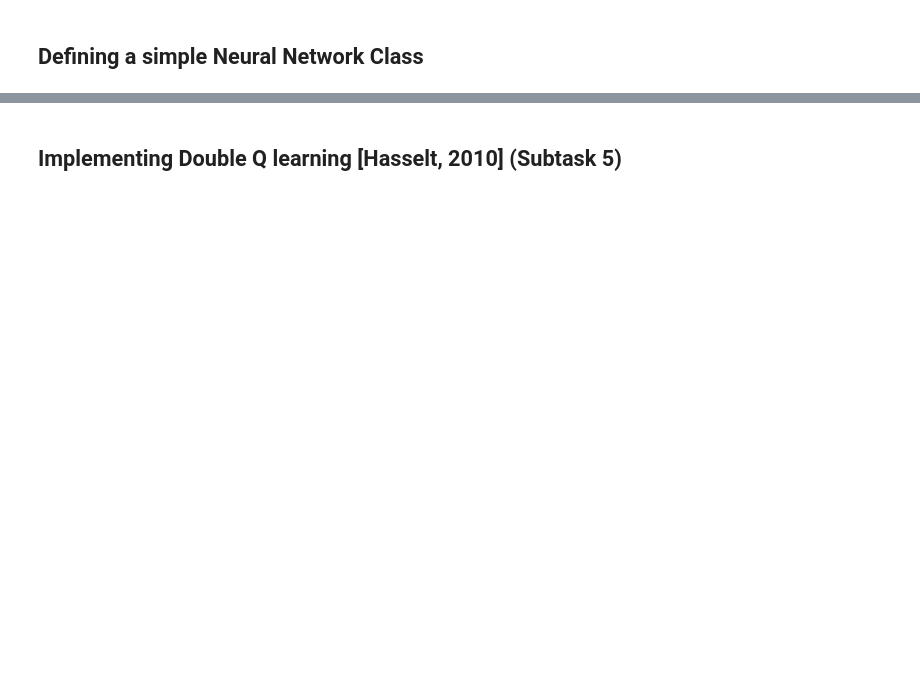
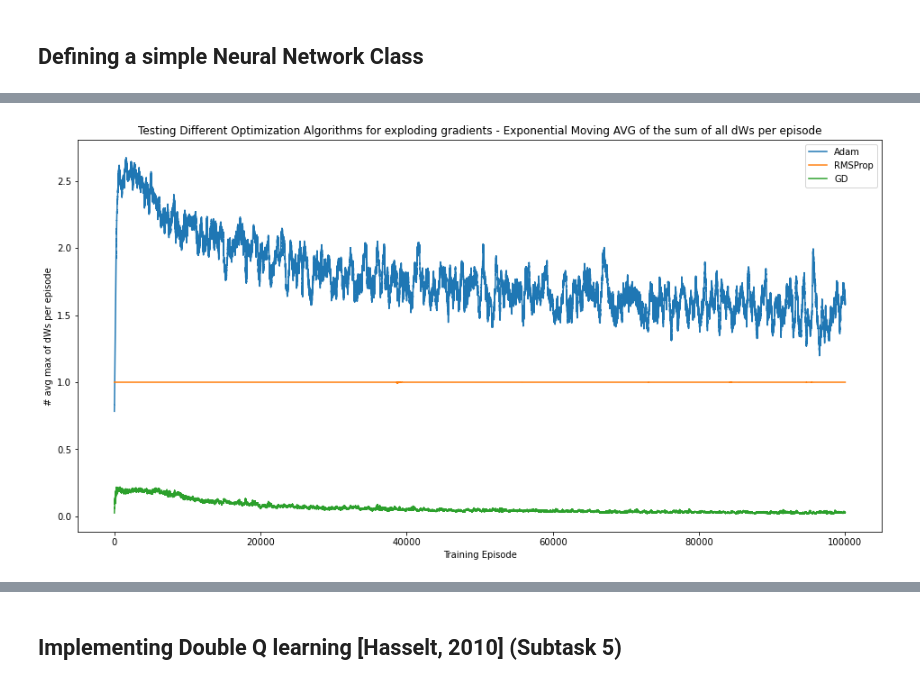
Before and after one commit to bzamanlooy/super-chess, a Jupyter notebook: Assignment/Assignment.ipynb, the cells around one changed output, grey strips where cells are left out. Drawn from its saved outputs; the diff is of its cells as text; code cells hidden in the pictures; blank space fills up the shorter version.

```diff
--- a/Assignment/Assignment.ipynb
+++ b/Assignment/Assignment.ipynb
@@ -890,0 +893,9 @@ plot_exponential_moving_avgs(beta_moves, plot_labels= [5e-7 ,5e-6 ,5e-5, 5e-4, 5
+# %%
+gamma_rewards = []
+gamma_moves = []
+
+for gamma in [0.99, 0.95, 0.9, 0.85, 0.75, 0.65, 0.5]:
+    print(f'Current gamma: {gamma}')
+    R_save, N_moves_save, Q_nn = Qlearning(N_episodes= 60000, gamma = gamma, optimization_alg=  'GD')
+    gamma_rewards.append(R_save)
+    gamma_moves.append(N_moves_save)
@@ -1035,11 +941,0 @@ plot_exponential_moving_avgs([N_moves_save_custom_RS0 ,N_moves_save_custom_RC1,
-# %%
-optimizer_rewards = []
-optimizer_moves = []
-beta = 0.9
-
-
-for optimization_alg in ['Adam', 'RMSProp', 'GD']:
-    print(f'Current optimizer: {optimization_alg}')
-    R_save, N_moves_save, Q_nn = Qlearning(N_episodes= 20000, optimization_alg= optimization_alg, optimizer_beta= beta)
-    optimizer_rewards.append(R_save)
-    optimizer_moves.append(N_moves_save)
@@ -1073,0 +971,14 @@ plot_exponential_moving_avgs(optimizer_moves, plot_labels= ['Adam', 'RMSProp', '
+# %%
+optimizer_rewards = []
+optimizer_moves = []
+optimizer_max_dWs = []
+optimizer_sum_dWs = []
+
+
+for optimization_alg in ['Adam', 'RMSProp', 'GD']:
+    print(f'Current optimizer: {optimization_alg}')
+    R_save, N_moves_save, Q_nn, all_dWs_sum, all_dWs_max = Qlearning(N_episodes= 100000 ,return_dWs= True, optimization_alg= optimization_alg)
+    optimizer_rewards.append(R_save)
+    optimizer_moves.append(N_moves_save)
+    optimizer_max_dWs.append(all_dWs_max)
+    optimizer_sum_dWs.append(all_dWs_sum)
@@ -1073,0 +1003,5 @@ plot_exponential_moving_avgs(optimizer_moves, plot_labels= ['Adam', 'RMSProp', '
+# %%
+plot_exponential_moving_avgs(optimizer_max_dWs, plot_labels= ['Adam', 'RMSProp', 'GD'],
+                             title = 'Testing Different Optimization Algorithms for exploding gradients - Exponential Moving AVG of the sum of all dWs per episode', y_label = '# avg max of dWs per episode')
+# %% [output]
+[figure, added]
```
Also changed, not shown: parts of 78 cells of this notebook, 6 other files.
